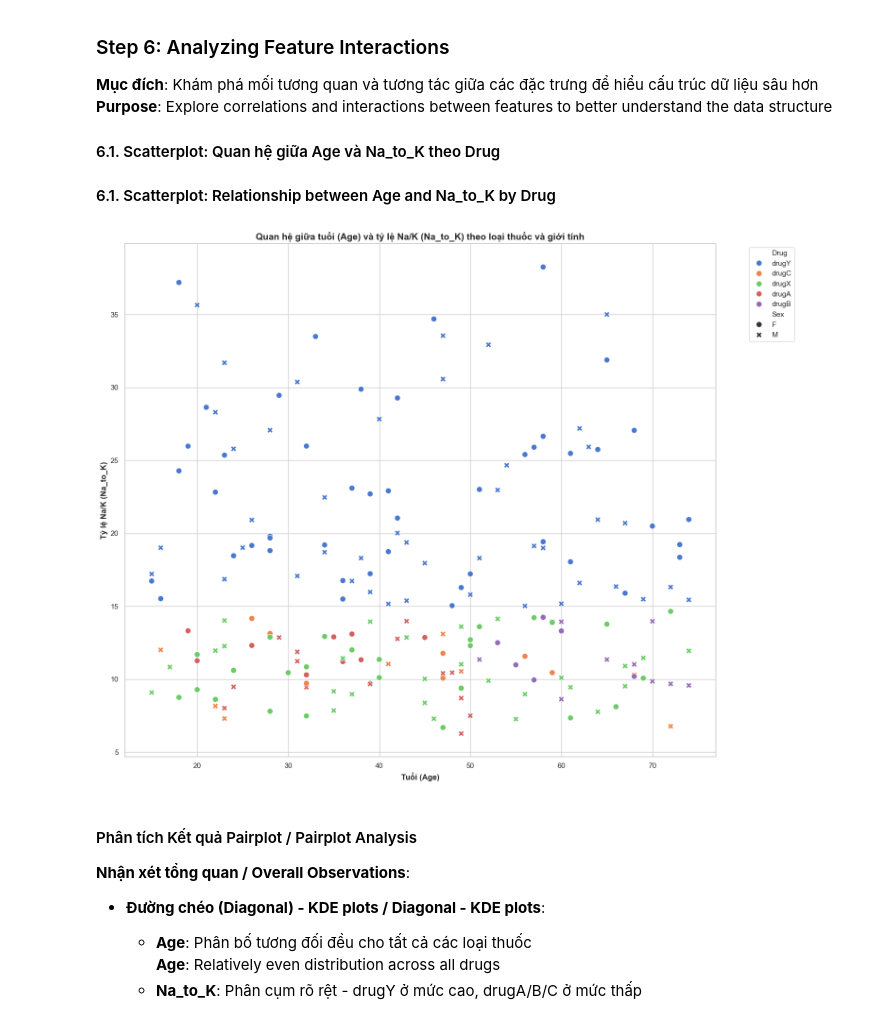
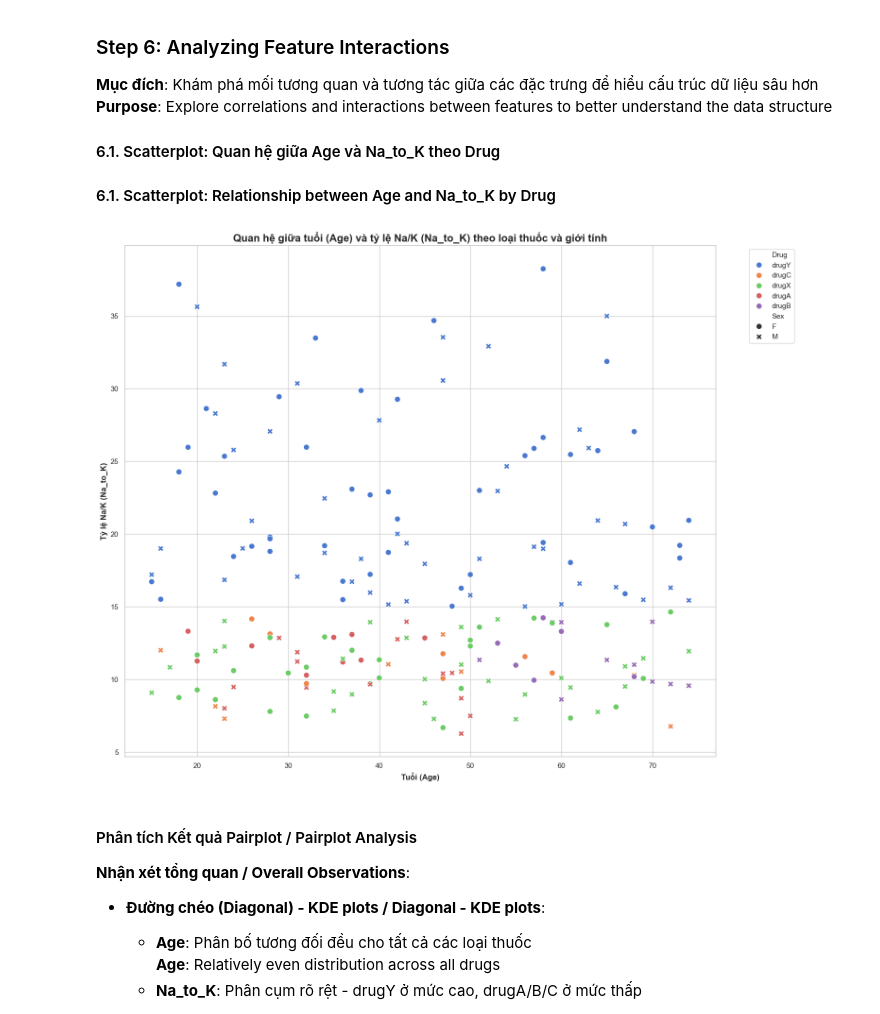
Before and after one commit to ArrayPowerPlay/Data_Science_practice, a Jupyter notebook: homework/session_2/Trực_quan_hoá_dữ_liệu_student.ipynb, the cells around one changed output. Cells and saved outputs as stored; diff of their text form; code cells hidden in the pictures.

```diff
--- a/homework/session_2/Trực_quan_hoá_dữ_liệu_student.ipynb
+++ b/homework/session_2/Trực_quan_hoá_dữ_liệu_student.ipynb
@@ -525,35 +525,35 @@ Các biến **BP và Cholesterol sẽ là features quan trọng** trong mô hìn
 plt.figure(figsize=(15, 12))
 # gợi ý: (10,6), (12,8), (14,10)
 
 
 sns.scatterplot(data=my_data,       # gợi ý: my_data
                 x='Age', y='Na_to_K',  # gợi ý: "Age", "Na_to_K" hoặc cột số khác
                 hue='Drug',        # gợi ý: "Drug", "BP", "Cholesterol"
                 style='Sex',      # gợi ý: "Sex", "BP"
                 s=75,          # gợi ý: 50, 80, 100
                 alpha=1.0)      # gợi ý: 0.5, 0.7, 1.0
 
 # Add title / Thêm tiêu đề
-plt.title("Quan hệ giữa tuổi (Age) và tỷ lệ Na/K (Na_to_K) theo loại thuốc và giới tính", fontsize=14, fontweight='bold')
+plt.title("Quan hệ giữa tuổi (Age) và tỷ lệ Na/K (Na_to_K) theo loại thuốc và giới tính", fontsize=16, fontweight='bold')
 # gợi ý:
 # "Quan hệ giữa Tuổi và Tỷ lệ Na/K theo Loại thuốc và Giới tính"
 # "Scatterplot: Age vs Na/K"
 # "Phân tích Age - Na_to_K theo nhóm"
 
 # X-axis label / Nhãn trục X
 plt.xlabel('Tuổi (Age)', fontsize=12, fontweight='bold')   # gợi ý: "Tuổi", "Age"
 # Y-axis label / Nhãn trục Y
 plt.ylabel('Tỷ lệ Na/K (Na_to_K)', fontsize=12, fontweight='bold')   # gợi ý: "Tỷ lệ Na/K", "Na_to_K ratio"
 
 # Place legend outside / Đặt legend bên ngoài
 plt.legend(bbox_to_anchor=(1.05, 1), loc='upper left')
 # gợi ý: bbox_to_anchor=(1.05,1), loc='upper left'
 #        bbox_to_anchor=(1,0.5), loc='center left'
 
 # Auto-adjust layout / Căn chỉnh bố cục
 plt.tight_layout()
 # %% [output]
-[figure, old version]
+[figure, new version]
 # %% [markdown]
 #### Phân tích Kết quả Pairplot / Pairplot Analysis
 
```
Also changed, not shown: parts of 7 cells of this notebook.
